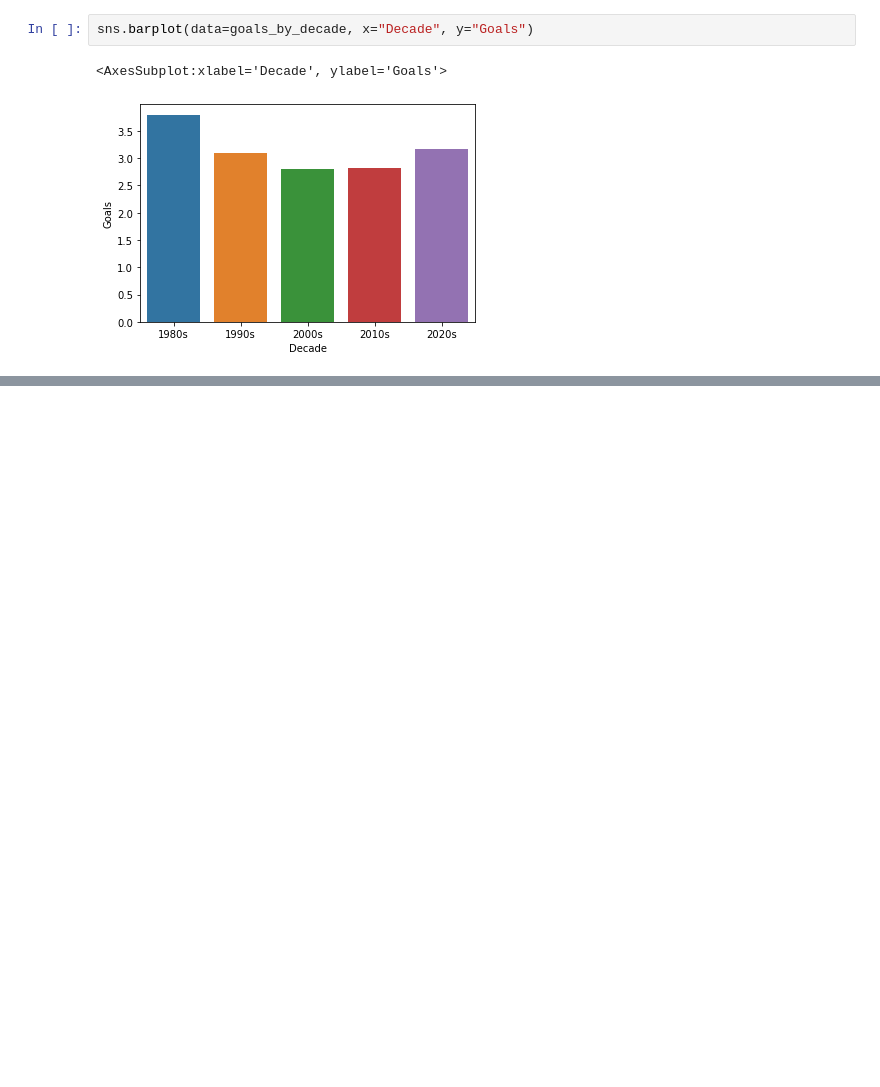
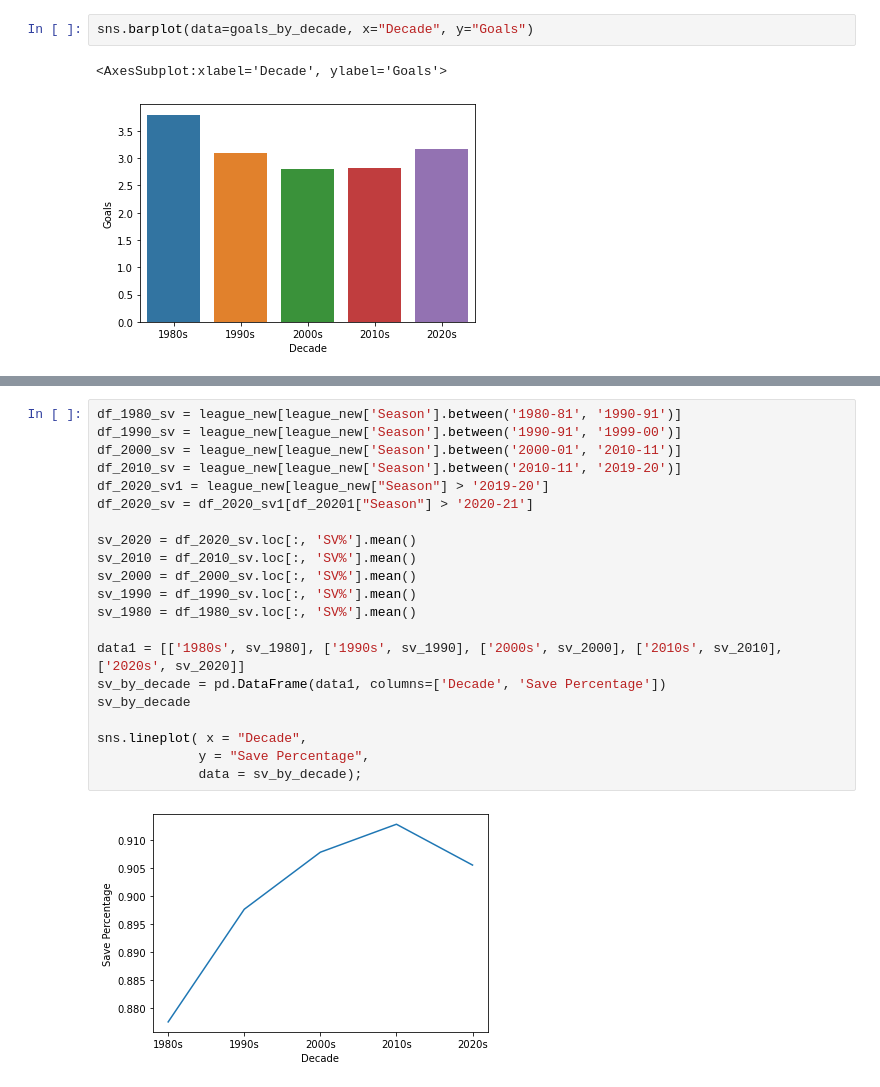
Before and after one commit to kmgreer405/kevin_da8_capstone, a Jupyter notebook: notebooks/capstone.ipynb, the cells around one changed output, grey strips where cells are left out. Saved outputs shown, nothing was run; the diff lists cells and outputs as text; blank space fills up the shorter version.

```diff
--- a/notebooks/capstone.ipynb
+++ b/notebooks/capstone.ipynb
@@ -83,0 +97,23 @@ sns.barplot(data=goals_by_decade, x="Decade", y="Goals")
+# %%
+df_1980_sv = league_new[league_new['Season'].between('1980-81', '1990-91')]
+df_1990_sv = league_new[league_new['Season'].between('1990-91', '1999-00')]
+df_2000_sv = league_new[league_new['Season'].between('2000-01', '2010-11')]
+df_2010_sv = league_new[league_new['Season'].between('2010-11', '2019-20')]
+df_2020_sv1 = league_new[league_new["Season"] > '2019-20']
+df_2020_sv = df_2020_sv1[df_20201["Season"] > '2020-21']
+
+sv_2020 = df_2020_sv.loc[:, 'SV%'].mean()
+sv_2010 = df_2010_sv.loc[:, 'SV%'].mean()
+sv_2000 = df_2000_sv.loc[:, 'SV%'].mean()
+sv_1990 = df_1990_sv.loc[:, 'SV%'].mean()
+sv_1980 = df_1980_sv.loc[:, 'SV%'].mean()
+
+data1 = [['1980s', sv_1980], ['1990s', sv_1990], ['2000s', sv_2000], ['2010s', sv_2010], ['2020s', sv_2020]]
+sv_by_decade = pd.DataFrame(data1, columns=['Decade', 'Save Percentage'])
+sv_by_decade
+
+sns.lineplot( x = "Decade",
+             y = "Save Percentage",
+             data = sv_by_decade);
+# %% [output]
+[figure, added]
```
Also changed, not shown: parts of 4 cells of this notebook.
